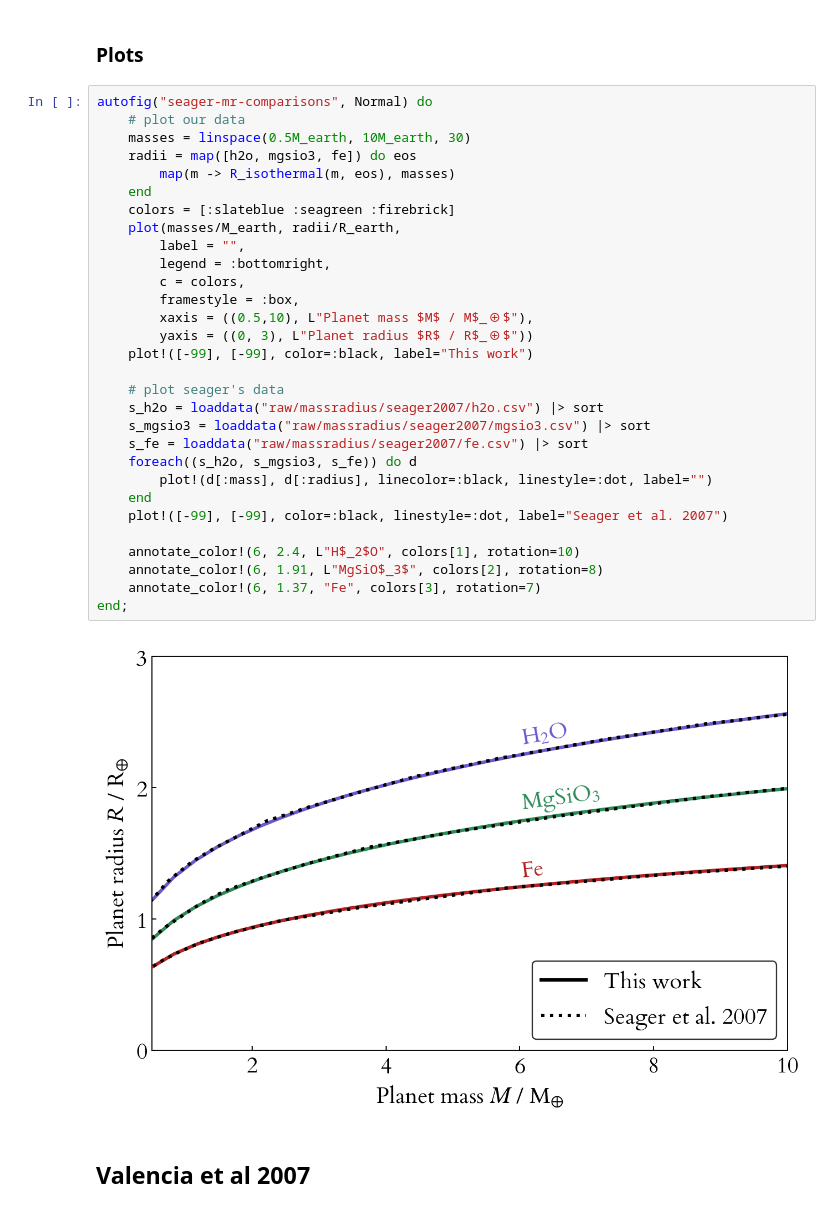
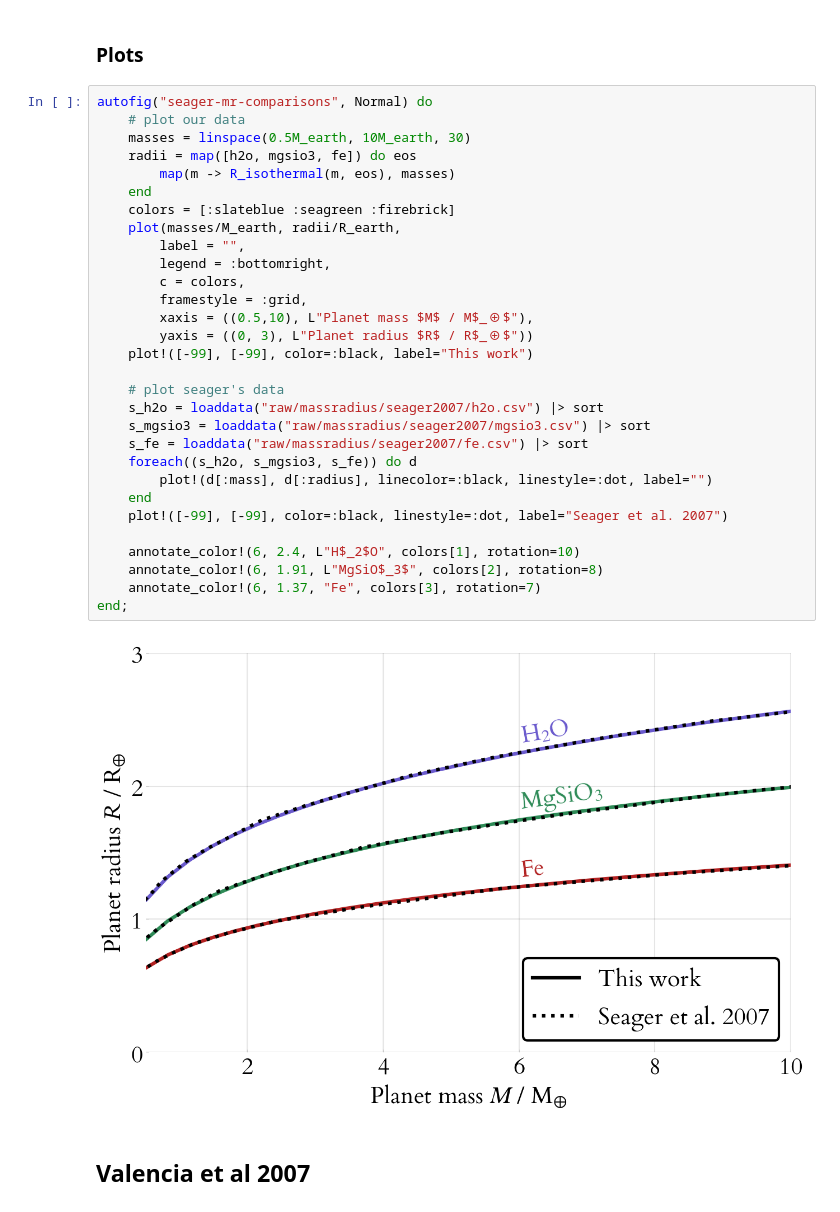
Before and after one commit to swt30/thesis, a Jupyter notebook: chapters/03-models/03-models-plots.ipynb, the cells around one changed output. Cells and saved outputs as stored; diff of their text form.

```diff
--- a/chapters/03-models/03-models-plots.ipynb
+++ b/chapters/03-models/03-models-plots.ipynb
@@ -104,35 +122,35 @@ end;
 # %%
 autofig("seager-mr-comparisons", Normal) do
     # plot our data
     masses = linspace(0.5M_earth, 10M_earth, 30)
     radii = map([h2o, mgsio3, fe]) do eos
         map(m -> R_isothermal(m, eos), masses)
     end
     colors = [:slateblue :seagreen :firebrick]
     plot(masses/M_earth, radii/R_earth,
         label = "",
         legend = :bottomright,
         c = colors,
-        framestyle = :box,
+        framestyle = :grid,
         xaxis = ((0.5,10), L"Planet mass $M$ / M$_⊕$"),
         yaxis = ((0, 3), L"Planet radius $R$ / R$_⊕$"))
     plot!([-99], [-99], color=:black, label="This work")
 
     # plot seager's data
     s_h2o = loaddata("raw/massradius/seager2007/h2o.csv") |> sort
     s_mgsio3 = loaddata("raw/massradius/seager2007/mgsio3.csv") |> sort
     s_fe = loaddata("raw/massradius/seager2007/fe.csv") |> sort
     foreach((s_h2o, s_mgsio3, s_fe)) do d
         plot!(d[:mass], d[:radius], linecolor=:black, linestyle=:dot, label="")
     end
     plot!([-99], [-99], color=:black, linestyle=:dot, label="Seager et al. 2007")
 
     annotate_color!(6, 2.4, L"H$_2$O", colors[1], rotation=10)
     annotate_color!(6, 1.91, L"MgSiO$_3$", colors[2], rotation=8)
     annotate_color!(6, 1.37, "Fe", colors[3], rotation=7)
 end;
 # %% [output]
-[figure, old version]
+[figure, new version]
 # %% [markdown]
 ## Valencia et al 2007
 # %% [markdown]
```
Also changed, not shown: parts of 5 cells of this notebook, 5 other files.
